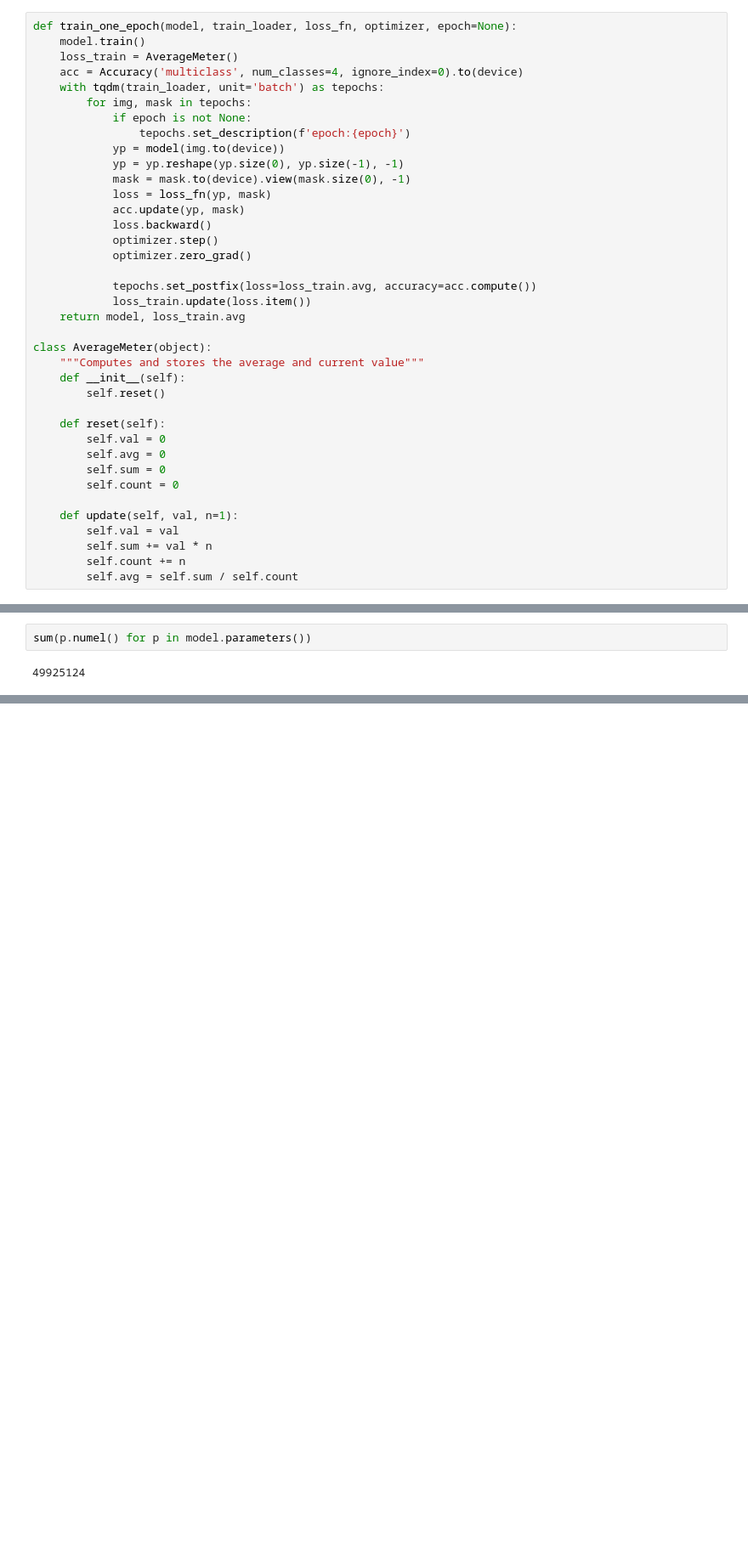
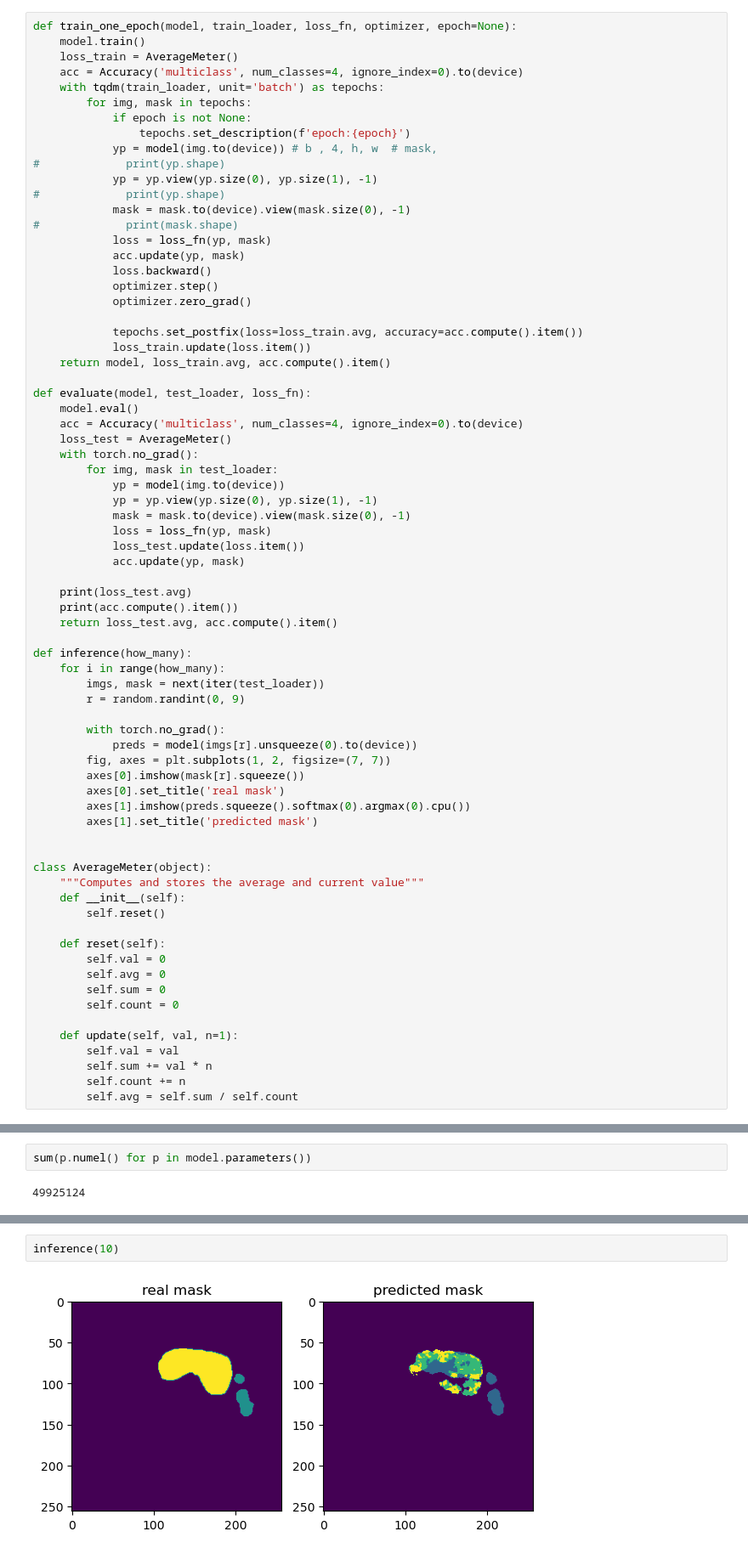
Before and after one commit to itsnotvahid/Medica-Image-Segmentation, a Jupyter notebook: Medical-Seg.ipynb, the cells around one changed output, grey strips where cells are left out. Shown at 85% size. Saved outputs shown, nothing was run; the diff lists cells and outputs as text; blank space fills up the shorter version.

```diff
--- a/Medical-Seg.ipynb
+++ b/Medical-Seg.ipynb
@@ -17,18 +19,52 @@ def train_one_epoch(model, train_loader, loss_fn, optimizer, epoch=None):
         for img, mask in tepochs:
             if epoch is not None:
                 tepochs.set_description(f'epoch:{epoch}')
-            yp = model(img.to(device))
-            yp = yp.reshape(yp.size(0), yp.size(-1), -1)
+            yp = model(img.to(device)) # b , 4, h, w  # mask,
+#             print(yp.shape)
+            yp = yp.view(yp.size(0), yp.size(1), -1)
+#             print(yp.shape)
             mask = mask.to(device).view(mask.size(0), -1)
+#             print(mask.shape)
             loss = loss_fn(yp, mask)
             acc.update(yp, mask)
             loss.backward()
             optimizer.step()
             optimizer.zero_grad()
 
-            tepochs.set_postfix(loss=loss_train.avg, accuracy=acc.compute())
+            tepochs.set_postfix(loss=loss_train.avg, accuracy=acc.compute().item())
             loss_train.update(loss.item())
-    return model, loss_train.avg
+    return model, loss_train.avg, acc.compute().item()
+
+def evaluate(model, test_loader, loss_fn):
+    model.eval()
+    acc = Accuracy('multiclass', num_classes=4, ignore_index=0).to(device)
+    loss_test = AverageMeter()
+    with torch.no_grad():
+        for img, mask in test_loader:
+            yp = model(img.to(device))
+            yp = yp.view(yp.size(0), yp.size(1), -1)
+            mask = mask.to(device).view(mask.size(0), -1)
+            loss = loss_fn(yp, mask)
+            loss_test.update(loss.item())
+            acc.update(yp, mask)
+
+    print(loss_test.avg)
+    print(acc.compute().item())
+    return loss_test.avg, acc.compute().item()
+
+def inference(how_many):
+    for i in range(how_many):
+        imgs, mask = next(iter(test_loader))
+        r = random.randint(0, 9)
+
+        with torch.no_grad():
+            preds = model(imgs[r].unsqueeze(0).to(device))
+        fig, axes = plt.subplots(1, 2, figsize=(7, 7))
+        axes[0].imshow(mask[r].squeeze())
+        axes[0].set_title('real mask')
+        axes[1].imshow(preds.squeeze().softmax(0).argmax(0).cpu())
+        axes[1].set_title('predicted mask')
+
 
 class AverageMeter(object):
     """Computes and stores the average and current value"""
@@ -179,0 +259,4 @@ OutOfMemoryError: CUDA out of memory. Tried to allocate 480.00 MiB. GPU 0 has a
+# %%
+inference(10)
+# %% [output]
+[figure, added]
```
Also changed, not shown: parts of 17 cells of this notebook.
